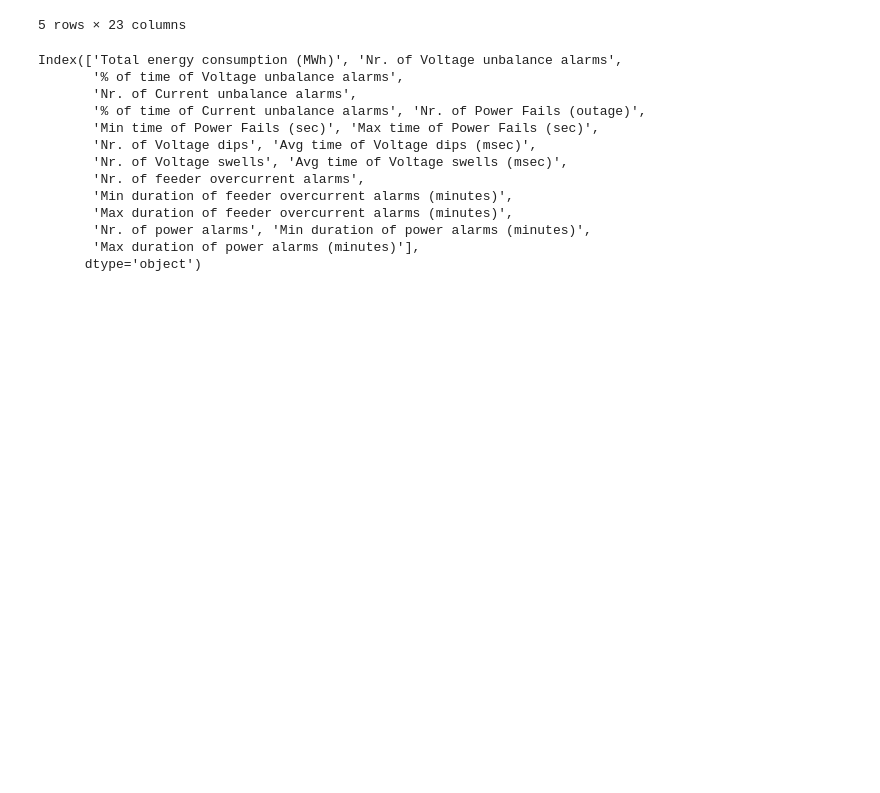
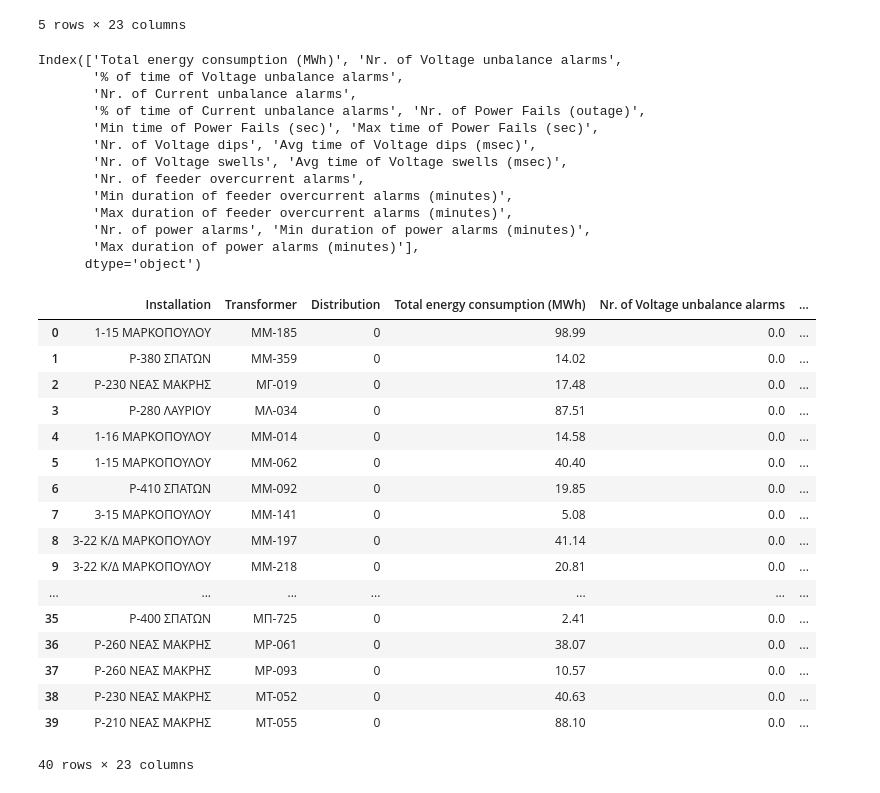
Before and after one commit to AimiliaPapagiannaki/thingsboard, a Jupyter notebook: mi6/HEDNOKPIs/plotKPIs.ipynb, the cells around one changed output. Saved outputs shown, nothing was run; the diff lists cells and outputs as text; code cells hidden in the pictures; blank space fills up the shorter version.

```diff
--- a/mi6/HEDNOKPIs/plotKPIs.ipynb
+++ b/mi6/HEDNOKPIs/plotKPIs.ipynb
@@ -172,4 +175,24 @@ summary.to_excel('HEDNO_KPIs_simplified_v3.xlsx', index=False)
 # %%
 summary = summary.fillna(0)
+summary
+# %% [output]
+|  | Installation | Transformer | Distribution | Total energy consumption (MWh) | Nr. of Voltage unbalance alarms | ... |
+| 0 | 1-15 ΜΑΡΚΟΠΟΥΛΟΥ | MM-185 | 0 | 98.99 | 0.0 | ... |
+| 1 | Ρ-380 ΣΠΑΤΩΝ | MM-359 | 0 | 14.02 | 0.0 | ... |
+| 2 | Ρ-230 ΝΕΑΣ ΜΑΚΡΗΣ | ΜΓ-019 | 0 | 17.48 | 0.0 | ... |
+| 3 | Ρ-280 ΛΑΥΡΙΟΥ | ΜΛ-034 | 0 | 87.51 | 0.0 | ... |
+| 4 | 1-16 ΜΑΡΚΟΠΟΥΛΟΥ | ΜΜ-014 | 0 | 14.58 | 0.0 | ... |
+| 5 | 1-15 ΜΑΡΚΟΠΟΥΛΟΥ | ΜΜ-062 | 0 | 40.40 | 0.0 | ... |
+| 6 | Ρ-410 ΣΠΑΤΩΝ | ΜΜ-092 | 0 | 19.85 | 0.0 | ... |
+| 7 | 3-15 ΜΑΡΚΟΠΟΥΛΟΥ | ΜΜ-141 | 0 | 5.08 | 0.0 | ... |
+| 8 | 3-22 Κ/Δ ΜΑΡΚΟΠΟΥΛΟΥ | ΜΜ-197 | 0 | 41.14 | 0.0 | ... |
+| 9 | 3-22 Κ/Δ ΜΑΡΚΟΠΟΥΛΟΥ | ΜΜ-218 | 0 | 20.81 | 0.0 | ... |
+| ... | ... | ... | ... | ... | ... | ... |
+| 35 | Ρ-400 ΣΠΑΤΩΝ | ΜΠ-725 | 0 | 2.41 | 0.0 | ... |
+| 36 | Ρ-260 ΝΕΑΣ ΜΑΚΡΗΣ | ΜΡ-061 | 0 | 38.07 | 0.0 | ... |
+| 37 | Ρ-260 ΝΕΑΣ ΜΑΚΡΗΣ | ΜΡ-093 | 0 | 10.57 | 0.0 | ... |
+| 38 | Ρ-230 ΝΕΑΣ ΜΑΚΡΗΣ | ΜΤ-052 | 0 | 40.63 | 0.0 | ... |
+| 39 | Ρ-210 ΝΕΑΣ ΜΑΚΡΗΣ | ΜΤ-055 | 0 | 88.10 | 0.0 | ... |
+40 rows × 23 columns
 # %%
 import folium
```
Also changed, not shown: parts of 8 cells of this notebook, 1 other file.
